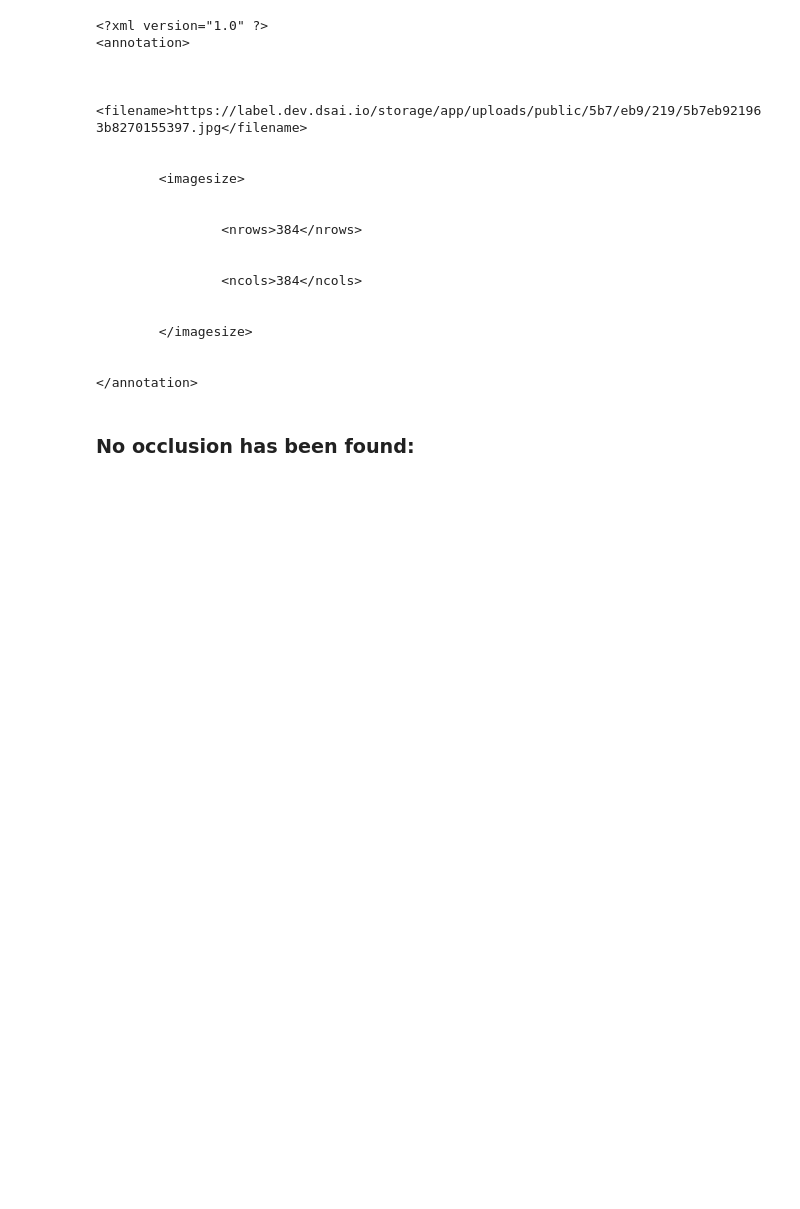
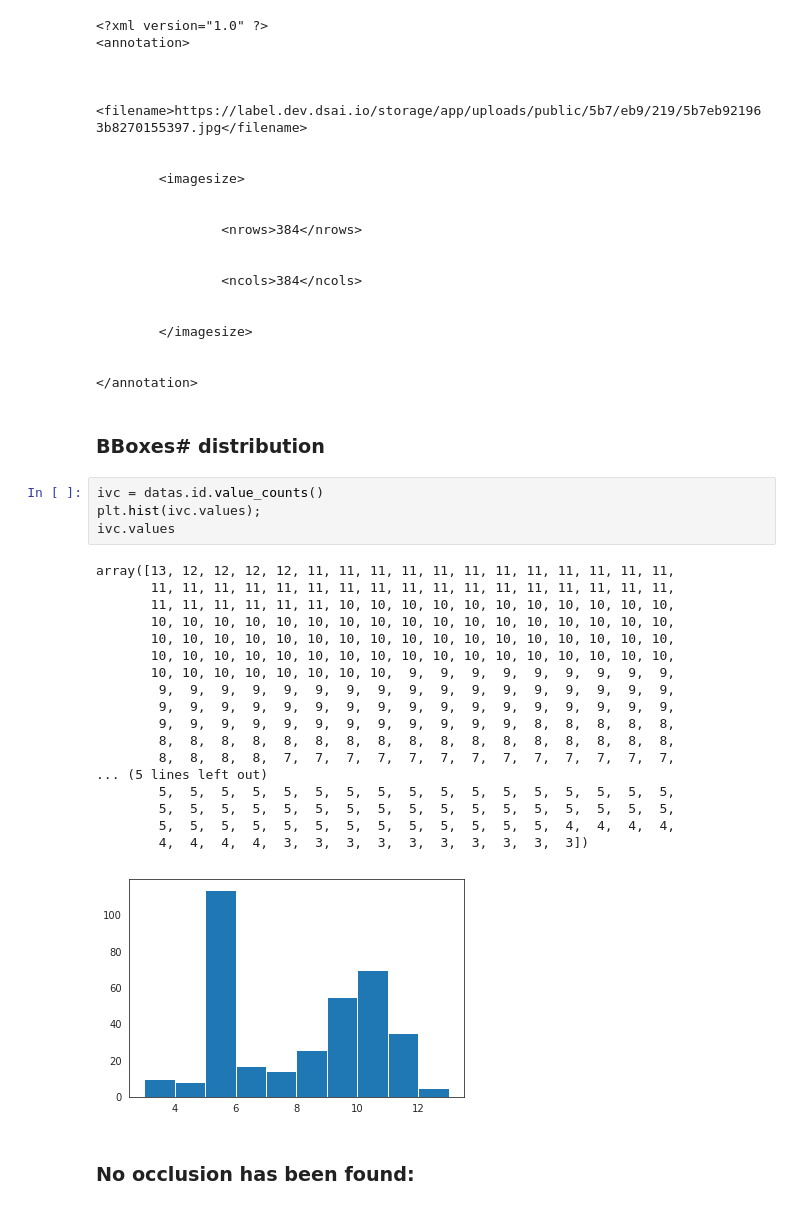
Before and after one commit to vessemer/CareMentorAI, a Jupyter notebook: IPython/EDA.ipynb, the cells around one changed output. Cells and saved outputs as stored; diff of their text form; blank space fills up the shorter version.

```diff
--- a/IPython/EDA.ipynb
+++ b/IPython/EDA.ipynb
@@ -166,6 +174,31 @@ print(dom.toprettyxml())
 
 
 </annotation>
+# %% [markdown]
+### BBoxes\# distribution
+# %%
+ivc = datas.id.value_counts()
+plt.hist(ivc.values);
+ivc.values
+# %% [output]
+array([13, 12, 12, 12, 12, 11, 11, 11, 11, 11, 11, 11, 11, 11, 11, 11, 11,
+       11, 11, 11, 11, 11, 11, 11, 11, 11, 11, 11, 11, 11, 11, 11, 11, 11,
+       11, 11, 11, 11, 11, 11, 10, 10, 10, 10, 10, 10, 10, 10, 10, 10, 10,
+       10, 10, 10, 10, 10, 10, 10, 10, 10, 10, 10, 10, 10, 10, 10, 10, 10,
+       10, 10, 10, 10, 10, 10, 10, 10, 10, 10, 10, 10, 10, 10, 10, 10, 10,
+       10, 10, 10, 10, 10, 10, 10, 10, 10, 10, 10, 10, 10, 10, 10, 10, 10,
+       10, 10, 10, 10, 10, 10, 10, 10,  9,  9,  9,  9,  9,  9,  9,  9,  9,
+        9,  9,  9,  9,  9,  9,  9,  9,  9,  9,  9,  9,  9,  9,  9,  9,  9,
+        9,  9,  9,  9,  9,  9,  9,  9,  9,  9,  9,  9,  9,  9,  9,  9,  9,
+        9,  9,  9,  9,  9,  9,  9,  9,  9,  9,  9,  9,  8,  8,  8,  8,  8,
+        8,  8,  8,  8,  8,  8,  8,  8,  8,  8,  8,  8,  8,  8,  8,  8,  8,
+        8,  8,  8,  8,  7,  7,  7,  7,  7,  7,  7,  7,  7,  7,  7,  7,  7,
+... (5 lines left out)
+        5,  5,  5,  5,  5,  5,  5,  5,  5,  5,  5,  5,  5,  5,  5,  5,  5,
+        5,  5,  5,  5,  5,  5,  5,  5,  5,  5,  5,  5,  5,  5,  5,  5,  5,
+        5,  5,  5,  5,  5,  5,  5,  5,  5,  5,  5,  5,  5,  4,  4,  4,  4,
+        4,  4,  4,  4,  3,  3,  3,  3,  3,  3,  3,  3,  3,  3])
+[figure, added]
 # %% [markdown]
 ### No occlusion has been found:
 # %%
```
Also changed, not shown: parts of 12 cells of this notebook.
